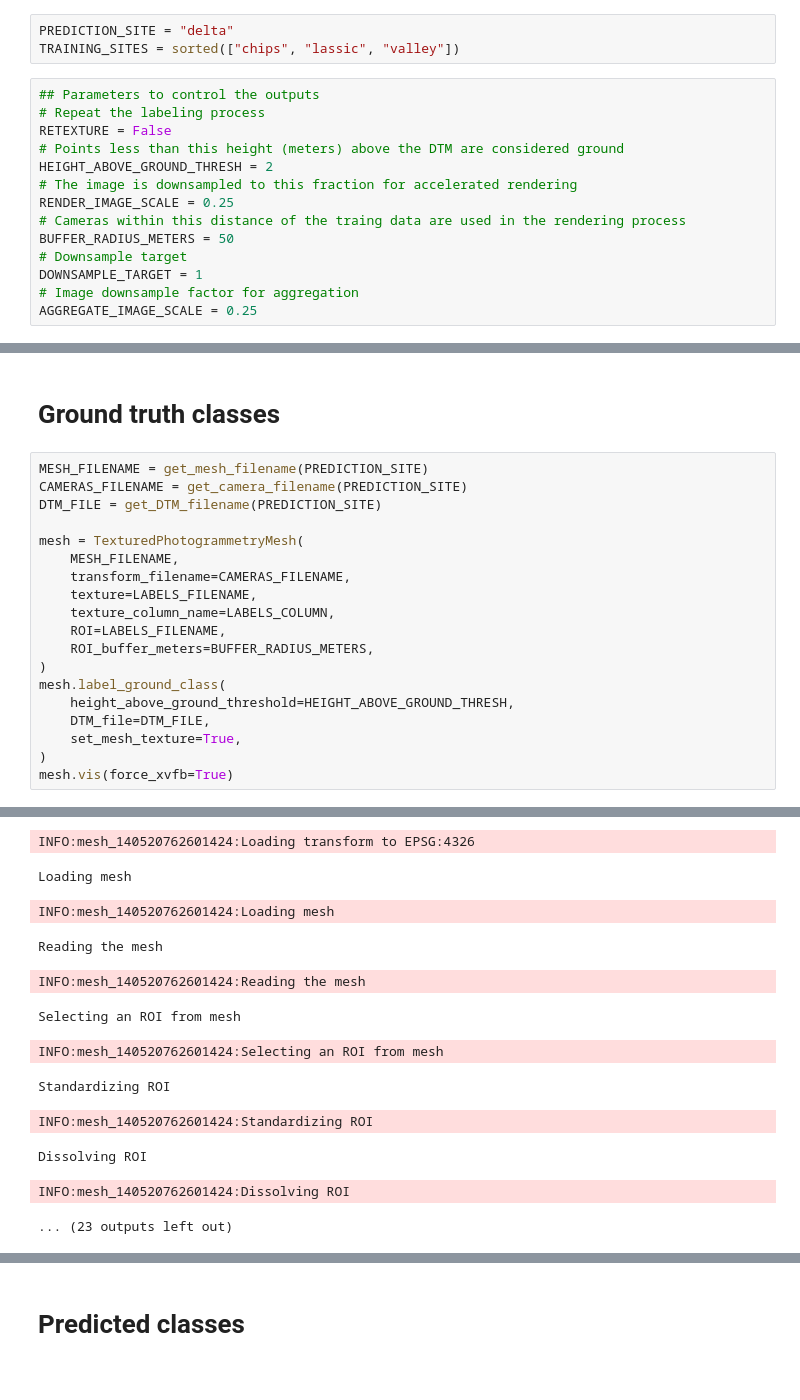
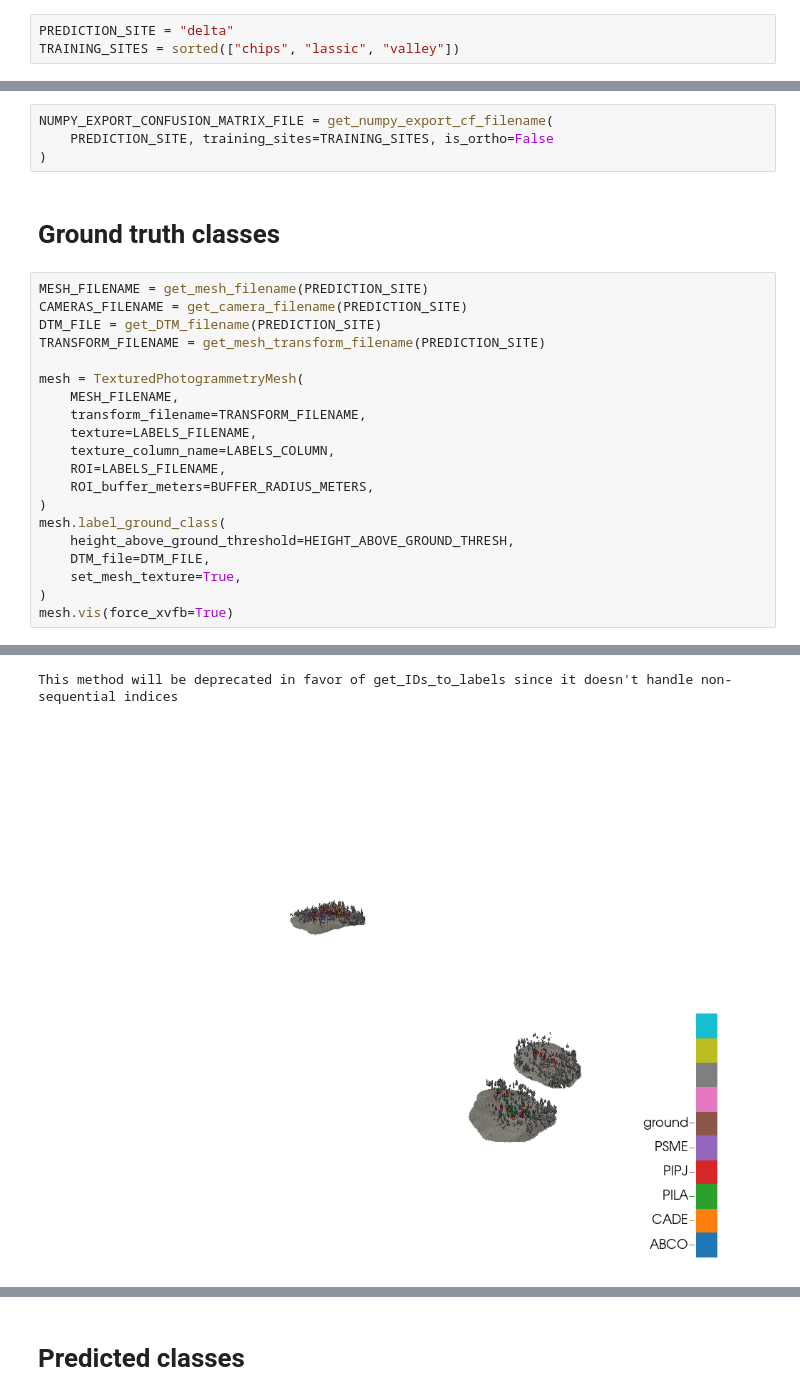
Before and after one commit to russelldj/str-disp-experiments, a Jupyter notebook: scripts/MVMT/5_analysis_80m/5_analysis_delta.ipynb, the cells around one changed output, grey strips where cells are left out. Saved outputs shown, nothing was run; the diff lists cells and outputs as text.

```diff
--- a/scripts/MVMT/5_analysis_80m/5_analysis_delta.ipynb
+++ b/scripts/MVMT/5_analysis_80m/5_analysis_delta.ipynb
@@ -30,17 +34,3 @@ You should be able to define most of the behavior from these constants
 # %%
 PREDICTION_SITE = "delta"
 TRAINING_SITES = sorted(["chips", "lassic", "valley"])
-# %%
-## Parameters to control the outputs
-# Repeat the labeling process
-RETEXTURE = False
-# Points less than this height (meters) above the DTM are considered ground
-HEIGHT_ABOVE_GROUND_THRESH = 2
-# The image is downsampled to this fraction for accelerated rendering
-RENDER_IMAGE_SCALE = 0.25
-# Cameras within this distance of the traing data are used in the rendering process
-BUFFER_RADIUS_METERS = 50
-# Downsample target
-DOWNSAMPLE_TARGET = 1
-# Image downsample factor for aggregation
-AGGREGATE_IMAGE_SCALE = 0.25
@@ -136,13 +39,18 @@ Accuracy: 0.7991803278688525
+# %%
+NUMPY_EXPORT_CONFUSION_MATRIX_FILE = get_numpy_export_cf_filename(
+    PREDICTION_SITE, training_sites=TRAINING_SITES, is_ortho=False
+)
 # %% [markdown]
 # Ground truth classes
 # %%
 MESH_FILENAME = get_mesh_filename(PREDICTION_SITE)
 CAMERAS_FILENAME = get_camera_filename(PREDICTION_SITE)
 DTM_FILE = get_DTM_filename(PREDICTION_SITE)
+TRANSFORM_FILENAME = get_mesh_transform_filename(PREDICTION_SITE)
 
 mesh = TexturedPhotogrammetryMesh(
     MESH_FILENAME,
-    transform_filename=CAMERAS_FILENAME,
+    transform_filename=TRANSFORM_FILENAME,
     texture=LABELS_FILENAME,
     texture_column_name=LABELS_COLUMN,
     ROI=LABELS_FILENAME,
@@ -159,12 +82,2 @@ Loading transform to EPSG:4326
-INFO:mesh_140520762601424:Loading transform to EPSG:4326
+This method will be deprecated in favor of get_IDs_to_labels since it doesn't handle non-sequential indices
-Loading mesh
-INFO:mesh_140520762601424:Loading mesh
-Reading the mesh
-INFO:mesh_140520762601424:Reading the mesh
-Selecting an ROI from mesh
-INFO:mesh_140520762601424:Selecting an ROI from mesh
-Standardizing ROI
-INFO:mesh_140520762601424:Standardizing ROI
-Dissolving ROI
-INFO:mesh_140520762601424:Dissolving ROI
-... (23 outputs left out)
+[figure, added]
```
Also changed, not shown: parts of 10 cells of this notebook, 14 other files.
